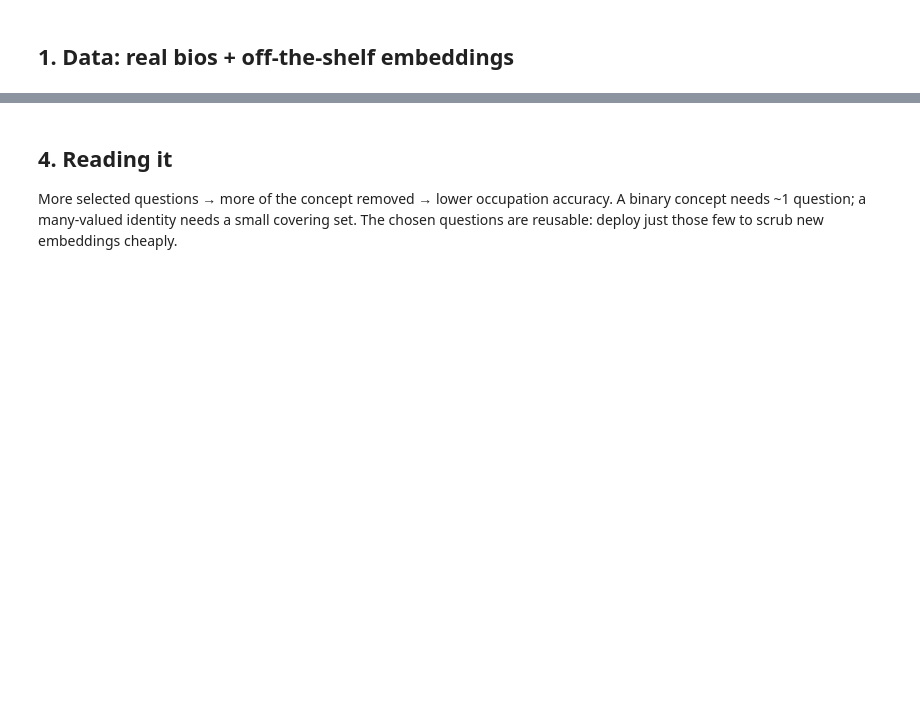
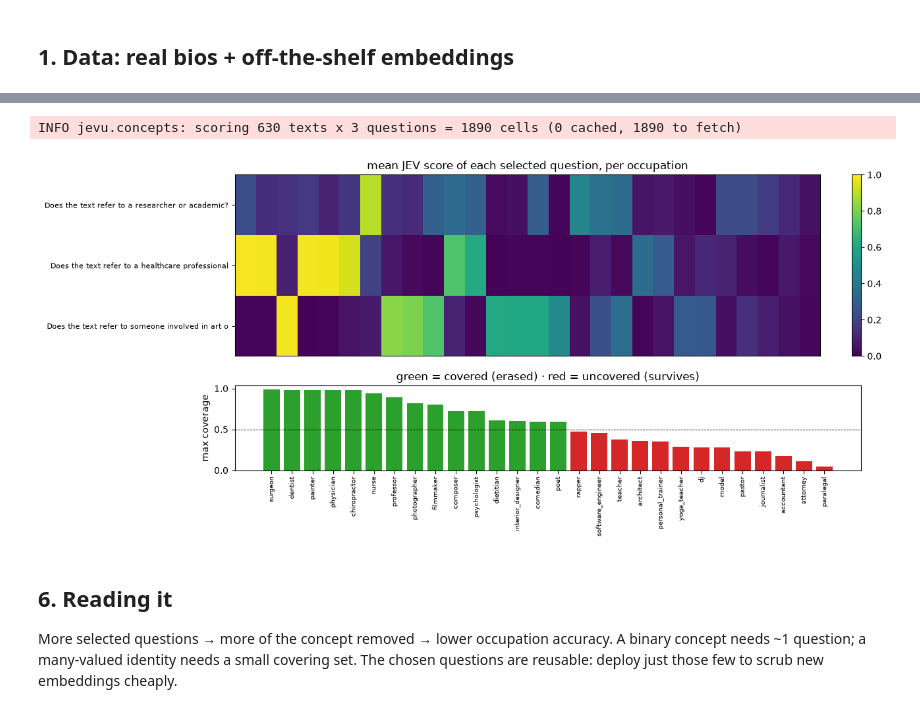
Before and after one commit to cowana-ai/jevu, a Jupyter notebook: examples/occupation_erasure.ipynb, the cells around one changed output, grey strips where cells are left out. Cells and saved outputs as stored; diff of their text form; code cells hidden in the pictures; blank space fills up the shorter version.

```diff
--- a/examples/occupation_erasure.ipynb
+++ b/examples/occupation_erasure.ipynb
@@ -192,4 +246,24 @@ INFO jevu.erasers: LEACE erased concept (d=1536, k=3)
+# %%
+sel = scr_v.selected_questions_
+Zsel = scr_v._labeler_().score_questions(sel, [texts[i] for i in tr])   # (630, k), cached
+ptr = prof[tr]; profs = np.unique(ptr)
+cov = np.array([[Zsel[ptr == p, j].mean() for p in profs] for j in range(len(sel))])  # (k, n_prof)
+col = np.argsort(-cov.max(axis=0))                                    # occupations by best coverage
+fig, ax = plt.subplots(2, 1, figsize=(13, 6), gridspec_kw={'height_ratios': [len(sel), 1.4]})
+im = ax[0].imshow(cov[:, col], aspect='auto', cmap='viridis', vmin=0, vmax=1)
+ax[0].set_yticks(range(len(sel))); ax[0].set_yticklabels([q[:48] for q in sel], fontsize=8)
+ax[0].set_xticks([]); ax[0].set_title('mean JEV score of each selected question, per occupation')
+fig.colorbar(im, ax=ax[0], fraction=0.015)
+best = cov.max(axis=0)[col]
+ax[1].bar(range(len(profs)), best, color=['tab:green' if b >= 0.5 else 'tab:red' for b in best])
+ax[1].axhline(0.5, color='k', lw=0.6, ls='--')
+ax[1].set_xticks(range(len(profs))); ax[1].set_xticklabels([PROFESSIONS[p] for p in profs[col]], rotation=90, fontsize=7)
+ax[1].set_ylabel('max coverage'); ax[1].set_title('green = covered (erased) · red = uncovered (survives)')
+plt.tight_layout(); plt.show()
+# %% [output]
+INFO jevu.concepts: scoring 630 texts x 3 questions = 1890 cells (0 cached, 1890 to fetch)
+[figure, added]
 # %% [markdown]
-## 4. Reading it
+## 6. Reading it
 
 More selected questions → more of the concept removed → lower occupation accuracy. A binary concept needs ~1 question; a many-valued identity needs a small covering set. The chosen questions are reusable: deploy just those few to scrub new embeddings cheaply.
```
Also changed, not shown: parts of 10 cells of this notebook.
